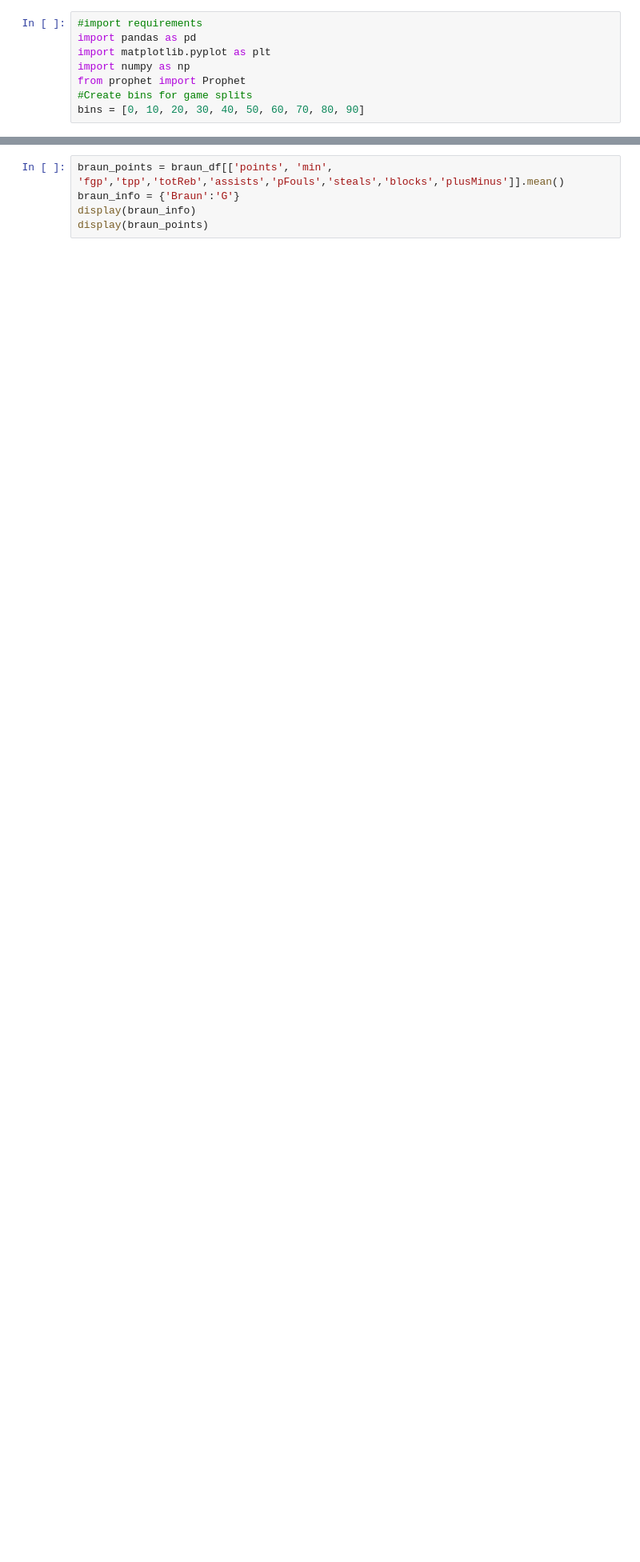
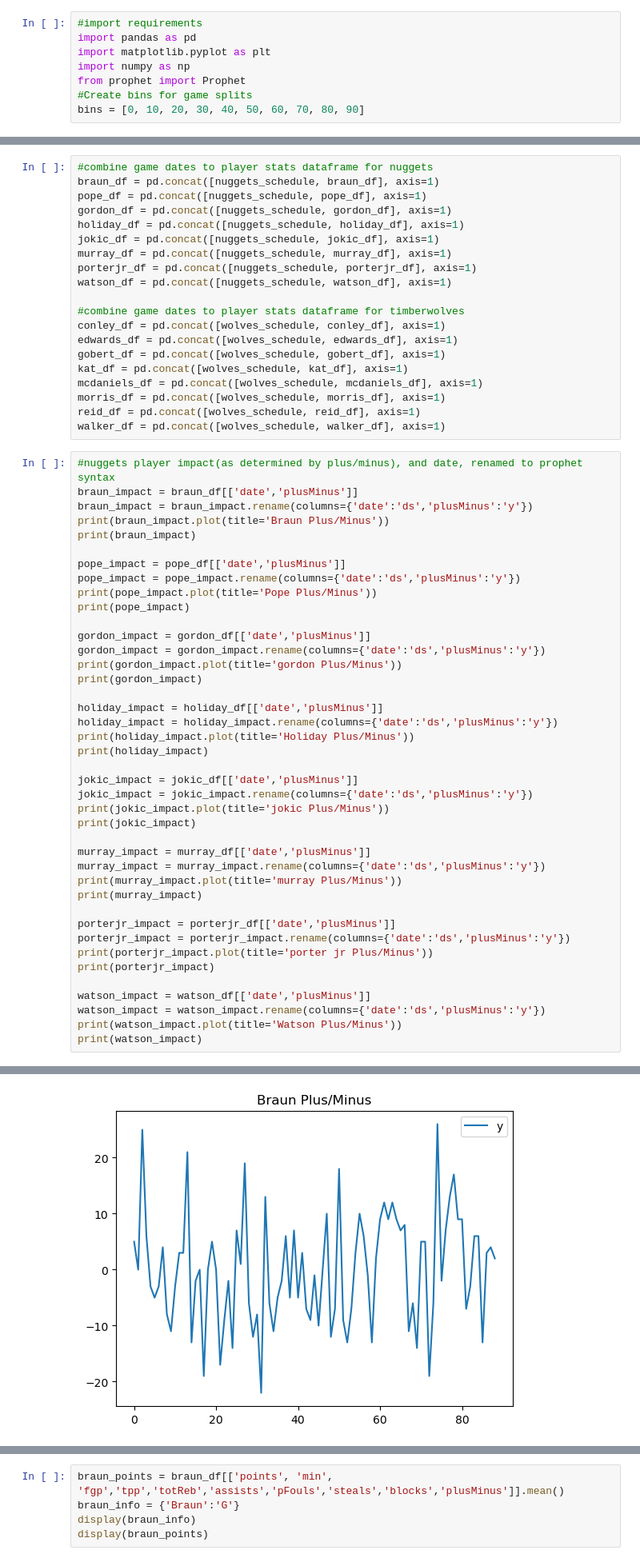
Before and after one commit to knox135/group-project-1, a Jupyter notebook: player grouped stats.ipynb, the cells around one changed output, grey strips where cells are left out. Shown at 80% size. Cells and saved outputs as stored; diff of their text form; blank space fills up the shorter version.

Commit message:
called for dates for games and combined them with player data. pulled the plus/minus and the date to series and renamed for prophet syntax

```diff
--- a/player grouped stats.ipynb
+++ b/player grouped stats.ipynb
@@ -47,0 +62,62 @@ walker_df = pd.read_csv('resources/timberwolves stats/walker.csv')
+# %%
+#combine game dates to player stats dataframe for nuggets
+braun_df = pd.concat([nuggets_schedule, braun_df], axis=1)
+pope_df = pd.concat([nuggets_schedule, pope_df], axis=1)
+gordon_df = pd.concat([nuggets_schedule, gordon_df], axis=1)
+holiday_df = pd.concat([nuggets_schedule, holiday_df], axis=1)
+jokic_df = pd.concat([nuggets_schedule, jokic_df], axis=1)
+murray_df = pd.concat([nuggets_schedule, murray_df], axis=1)
+porterjr_df = pd.concat([nuggets_schedule, porterjr_df], axis=1)
+watson_df = pd.concat([nuggets_schedule, watson_df], axis=1)
+
+#combine game dates to player stats dataframe for timberwolves
+conley_df = pd.concat([wolves_schedule, conley_df], axis=1)
+edwards_df = pd.concat([wolves_schedule, edwards_df], axis=1)
+gobert_df = pd.concat([wolves_schedule, gobert_df], axis=1)
+kat_df = pd.concat([wolves_schedule, kat_df], axis=1)
+mcdaniels_df = pd.concat([wolves_schedule, mcdaniels_df], axis=1)
+morris_df = pd.concat([wolves_schedule, morris_df], axis=1)
+reid_df = pd.concat([wolves_schedule, reid_df], axis=1)
+walker_df = pd.concat([wolves_schedule, walker_df], axis=1)
+# %%
+#nuggets player impact(as determined by plus/minus), and date, renamed to prophet syntax
+braun_impact = braun_df[['date','plusMinus']]
+braun_impact = braun_impact.rename(columns={'date':'ds','plusMinus':'y'})
+print(braun_impact.plot(title='Braun Plus/Minus'))
+print(braun_impact)
+
+pope_impact = pope_df[['date','plusMinus']]
+pope_impact = pope_impact.rename(columns={'date':'ds','plusMinus':'y'})
+print(pope_impact.plot(title='Pope Plus/Minus'))
+print(pope_impact)
+
+gordon_impact = gordon_df[['date','plusMinus']]
+gordon_impact = gordon_impact.rename(columns={'date':'ds','plusMinus':'y'})
+print(gordon_impact.plot(title='gordon Plus/Minus'))
+print(gordon_impact)
+
+holiday_impact = holiday_df[['date','plusMinus']]
+holiday_impact = holiday_impact.rename(columns={'date':'ds','plusMinus':'y'})
+print(holiday_impact.plot(title='Holiday Plus/Minus'))
+print(holiday_impact)
+
+jokic_impact = jokic_df[['date','plusMinus']]
+jokic_impact = jokic_impact.rename(columns={'date':'ds','plusMinus':'y'})
+print(jokic_impact.plot(title='jokic Plus/Minus'))
+print(jokic_impact)
+
+murray_impact = murray_df[['date','plusMinus']]
+murray_impact = murray_impact.rename(columns={'date':'ds','plusMinus':'y'})
+print(murray_impact.plot(title='murray Plus/Minus'))
+print(murray_impact)
+
+porterjr_impact = porterjr_df[['date','plusMinus']]
+porterjr_impact = porterjr_impact.rename(columns={'date':'ds','plusMinus':'y'})
+print(porterjr_impact.plot(title='porter jr Plus/Minus'))
+print(porterjr_impact)
+
+watson_impact = watson_df[['date','plusMinus']]
+watson_impact = watson_impact.rename(columns={'date':'ds','plusMinus':'y'})
+print(watson_impact.plot(title='Watson Plus/Minus'))
+print(watson_impact)
+# %% [output]
@@ -47,0 +141 @@ walker_df = pd.read_csv('resources/timberwolves stats/walker.csv')
+[figure, added]
```
Also changed, not shown: parts of 12 cells of this notebook, 4 other files.
